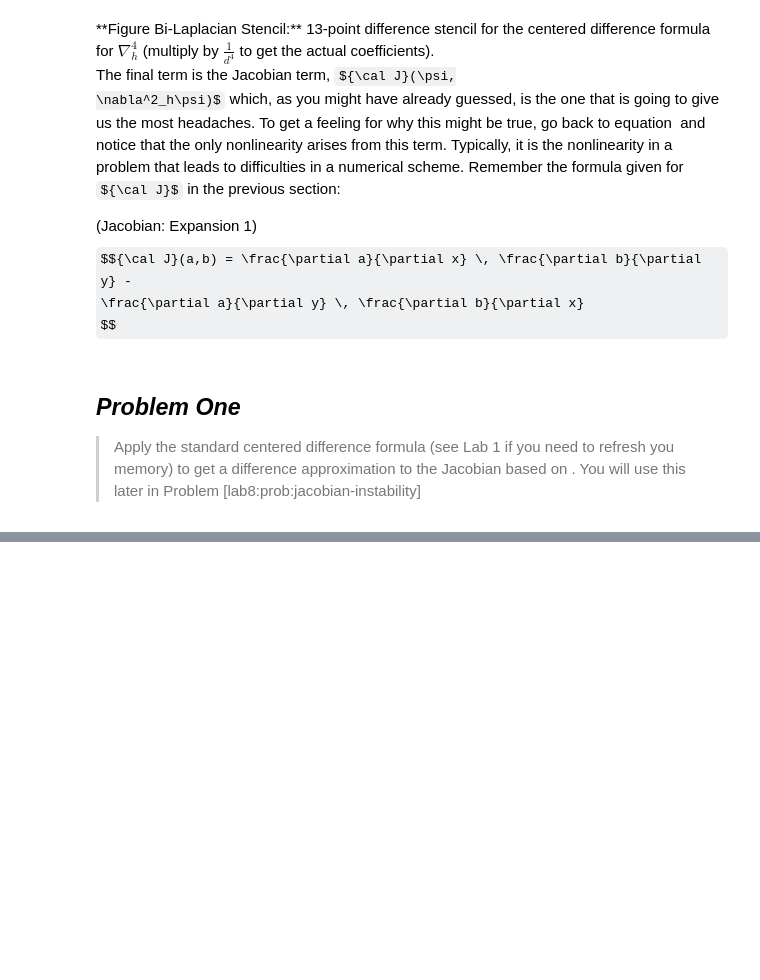
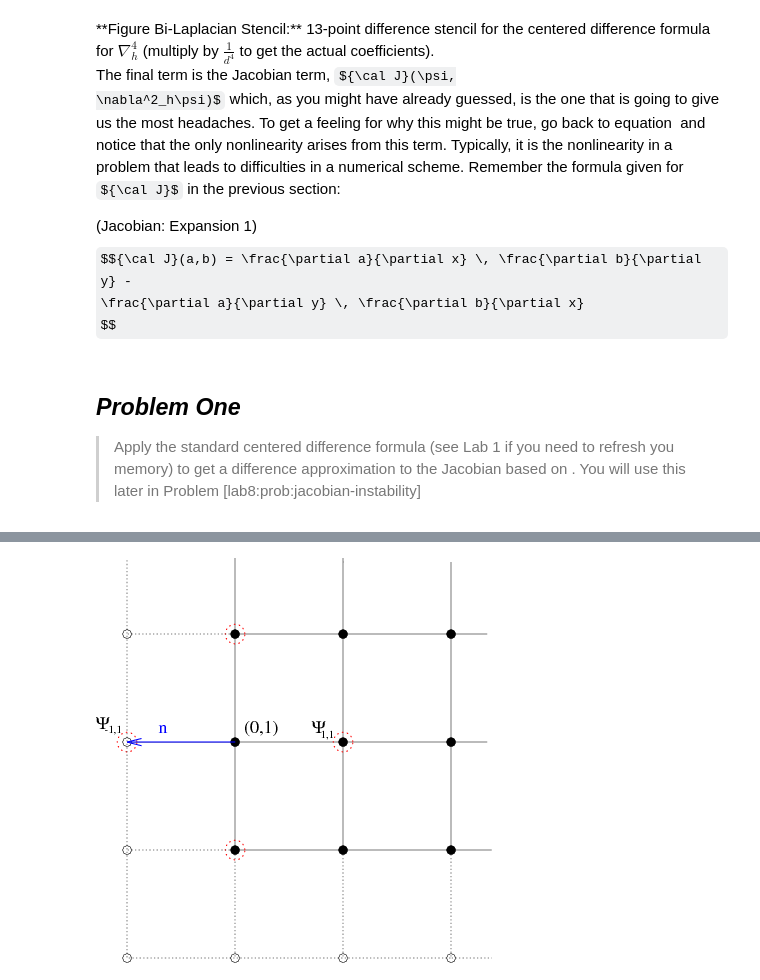
Before and after one commit to timothya87/numeric, a Jupyter notebook: lab8/Lab_8.ipynb, the cells around one changed output, grey strips where cells are left out. Saved outputs shown, nothing was run; the diff lists cells and outputs as text; code cells hidden in the pictures; some formulas as TeX source; blank space fills up the shorter version.

```diff
--- a/lab8/Lab_8.ipynb
+++ b/lab8/Lab_8.ipynb
@@ -584,0 +677,4 @@ do the following two quizzes …
+# %%
+Image(filename='images/noslip.png',width='40%')
+# %% [output]
+[figure, added]
```
Also changed, not shown: parts of 5 cells of this notebook, 2 other files.
